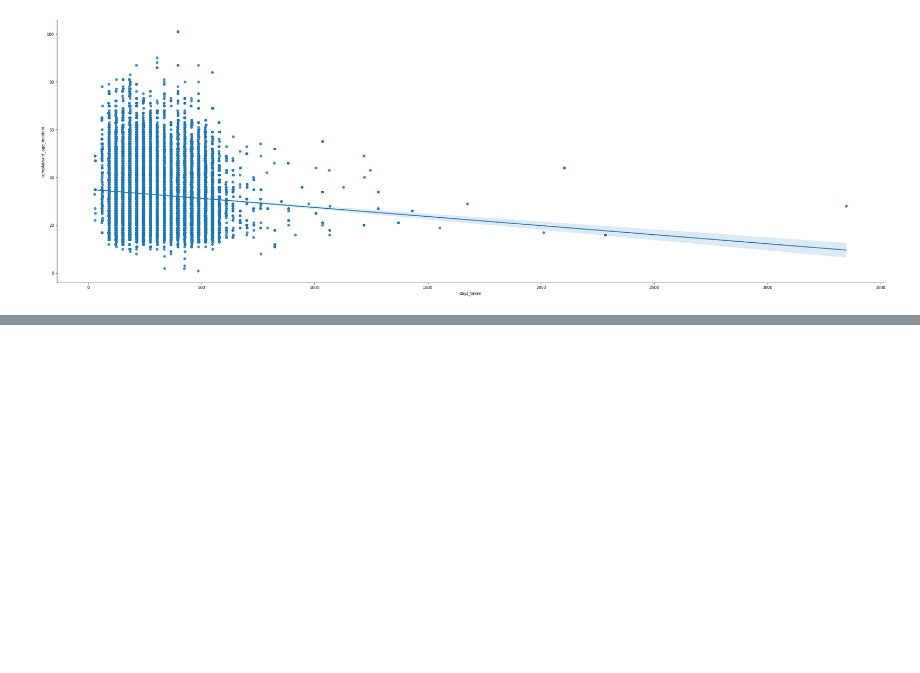
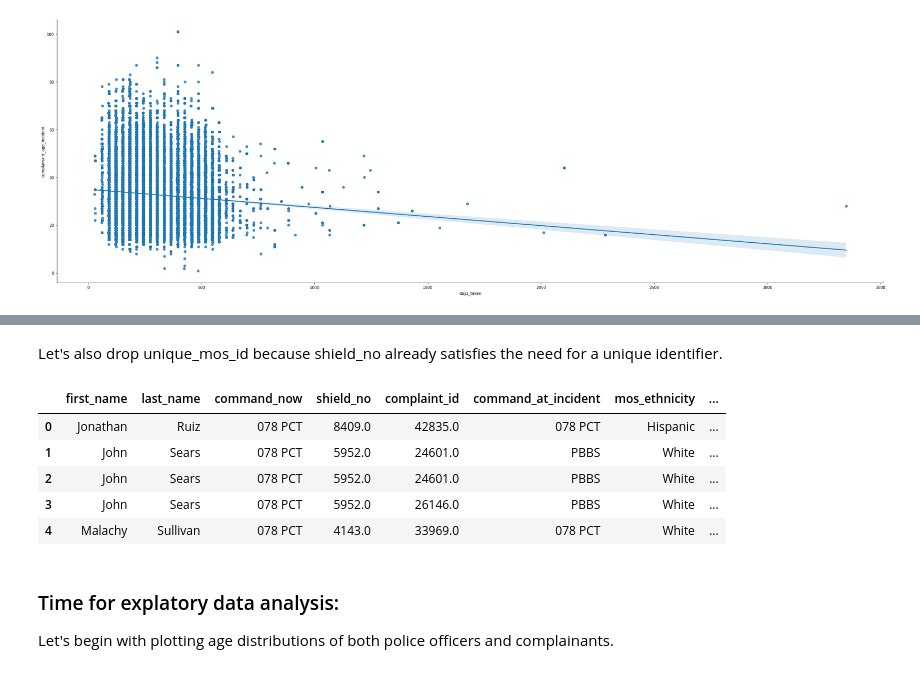
Before and after one commit to RyanHUNGry/nypd-civilian-complaints-EDA, a Jupyter notebook: notebook.ipynb, the cells around one changed output, grey strips where cells are left out. Saved outputs shown, nothing was run; the diff lists cells and outputs as text; code cells hidden in the pictures; blank space fills up the shorter version.

```diff
--- a/notebook.ipynb
+++ b/notebook.ipynb
@@ -158,0 +247,17 @@ array(['Black', nan, 'White', 'Asian', 'Hispanic', 'American Indian'],
+# %% [markdown]
+Let's also drop unique_mos_id because shield_no already satisfies the need for a unique identifier.
+# %%
+columns_to_drop = ['unique_mos_id']
+cleaned = cleaned_nan.drop(columns = columns_to_drop)
+cleaned.head()
+# %% [output]
+|  | first_name | last_name | command_now | shield_no | complaint_id | command_at_incident | mos_ethnicity | ... |
+| 0 | Jonathan | Ruiz | 078 PCT | 8409.0 | 42835.0 | 078 PCT | Hispanic | ... |
+| 1 | John | Sears | 078 PCT | 5952.0 | 24601.0 | PBBS | White | ... |
+| 2 | John | Sears | 078 PCT | 5952.0 | 24601.0 | PBBS | White | ... |
+| 3 | John | Sears | 078 PCT | 5952.0 | 26146.0 | PBBS | White | ... |
+| 4 | Malachy | Sullivan | 078 PCT | 4143.0 | 33969.0 | 078 PCT | White | ... |
+# %% [markdown]
+### Time for explatory data analysis:
+
+Let's begin with plotting age distributions of both police officers and complainants.
```
Also changed, not shown: parts of 18 cells of this notebook.
